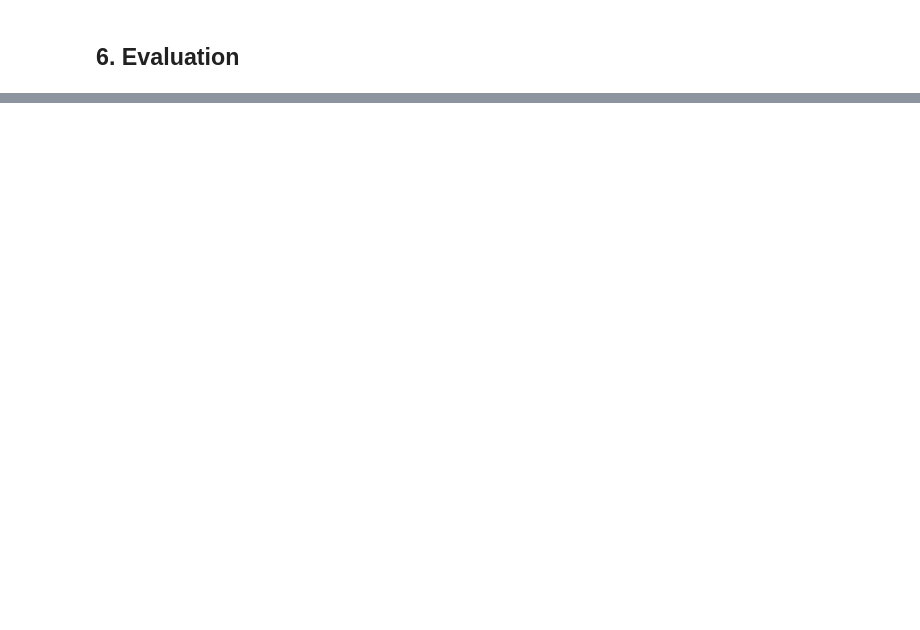
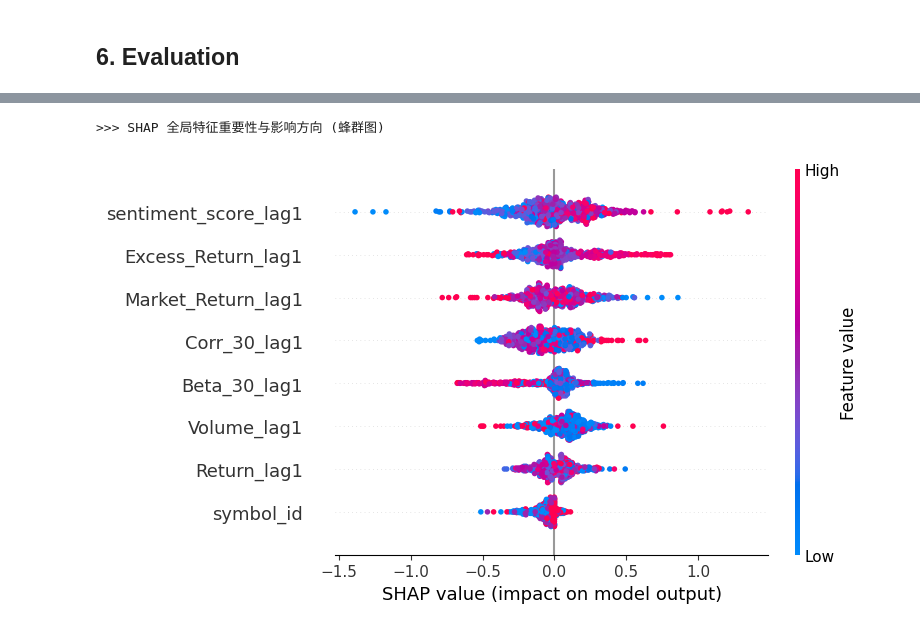
Before and after one commit to ruoxicao77i/Stock-Trading-Strategy, a Jupyter notebook: src/model.ipynb, the cells around one changed output, grey strips where cells are left out. Saved outputs shown, nothing was run; the diff lists cells and outputs as text; code cells hidden in the pictures; blank space fills up the shorter version.

Commit message:
update model visualization for  XGBoost result

```diff
--- a/src/model.ipynb
+++ b/src/model.ipynb
@@ -396,0 +429,13 @@ weighted avg       0.57      0.57      0.56       656
+# %%
+import shap
+
+shap.initjs()
+
+explainer = shap.TreeExplainer(best_model)
+
+shap_values = explainer.shap_values(X_test)
+
+if isinstance(shap_values, list):
+    shap_values_target = shap_values[1]
+else:
+    shap_values_target = shap_values
@@ -396,0 +444,14 @@ weighted avg       0.57      0.57      0.56       656
+# %%
+# 绘制蜂群图 (Beeswarm Plot)
+print(">>> SHAP 全局特征重要性与影响方向 (蜂群图)")
+shap.summary_plot(shap_values_target, X_test)
+'''
+X 轴（SHAP 值）： 代表特征对预测结果的影响方向和力度。
+中心 0 轴以右（正值）： 把预测结果往“1”（股票上涨）的方向推。
+中心 0 轴以左（负值）： 把预测结果往“0”（股票下跌）的方向推。越靠两边，力度越大。
+颜色（红与蓝）： 代表特征本身的数值大小。红色代表该特征的值很高，蓝色代表该特征的值很低。
+推的越厉害说明影响力度越大
+'''
+# %% [output]
+>>> SHAP 全局特征重要性与影响方向 (蜂群图)
+[figure, added]
```
Also changed, not shown: parts of 14 cells of this notebook.
